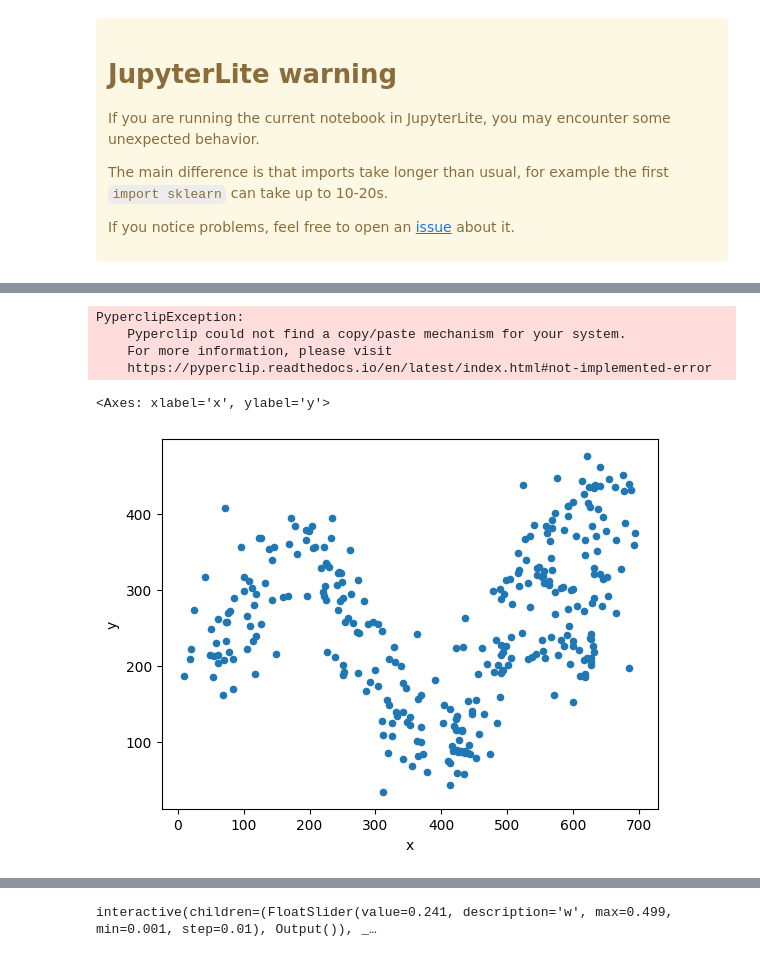
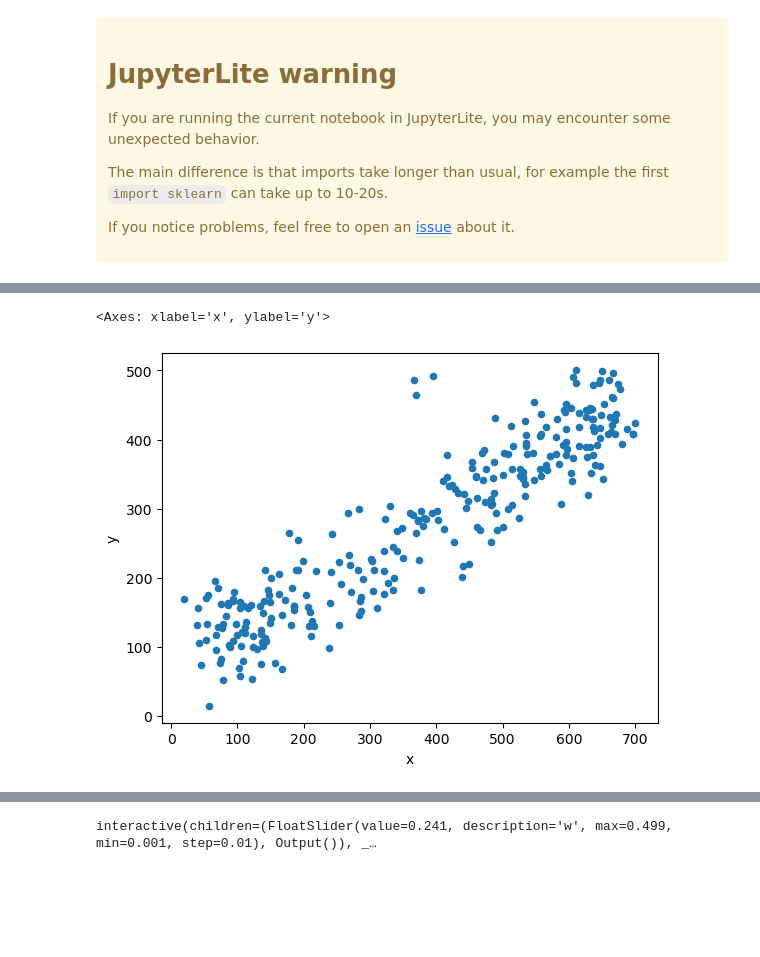
Before and after one commit to probabl-ai/youtube-appendix, a Jupyter notebook: 02-quantile/notebook.ipynb, the cells around one changed output, grey strips where cells are left out. Cells and saved outputs as stored; diff of their text form; code cells hidden in the pictures; blank space fills up the shorter version.

```diff
--- a/02-quantile/notebook.ipynb
+++ b/02-quantile/notebook.ipynb
@@ -20,16 +20,9 @@ draw_scatter()
 # %%
+import matplotlib  # required to use pandas plotting in jupyterlite
 import pandas as pd
 
-df = pd.read_clipboard(sep=",")
+df = widget.data_as_pandas
+df.plot("x", "y", kind="scatter")
 # %% [output]
-PyperclipException:
-    Pyperclip could not find a copy/paste mechanism for your system.
-    For more information, please visit
-    https://pyperclip.readthedocs.io/en/latest/index.html#not-implemented-error
+<Axes: xlabel='x', ylabel='y'>
+[figure, added]
-# %%
-# required to use pandas plotting in jupyterlite
-
-df.plot("x", "y", kind="scatter")
-# %% [output]
-<Axes: xlabel='x', ylabel='y'>
-[figure, removed]
```
Also changed, not shown: parts of 5 cells of this notebook.
